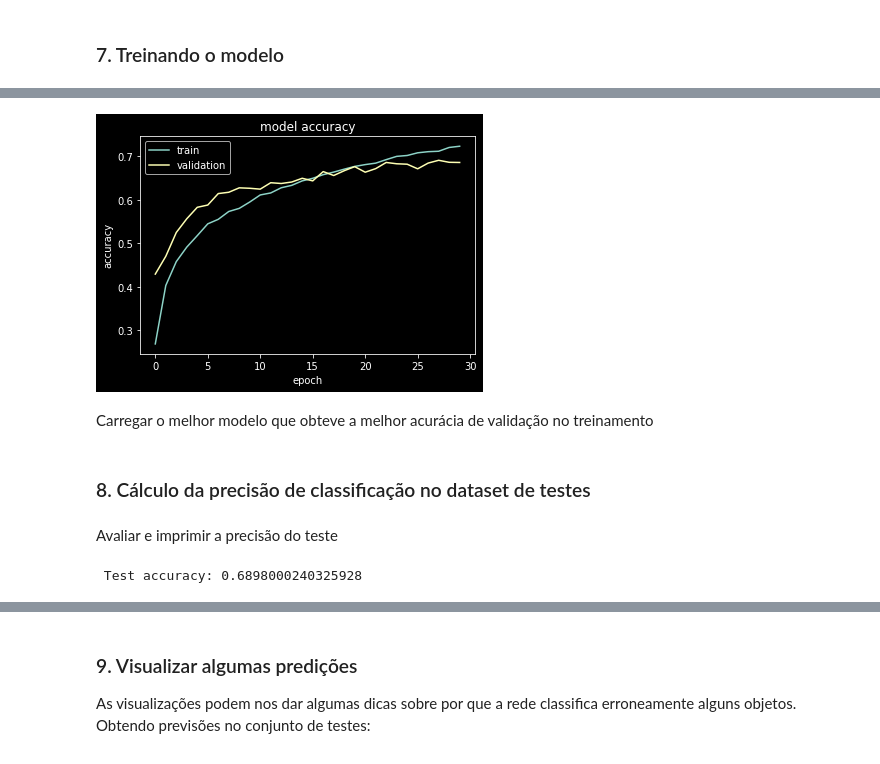
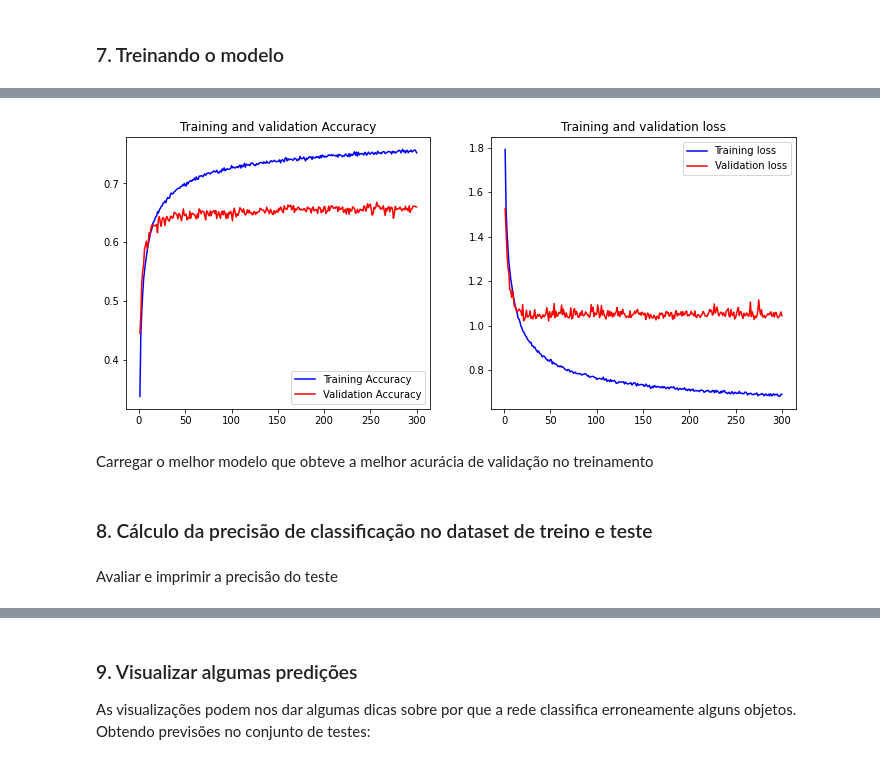
Before and after one commit to hgf777-br/trabalho-final-deep-learning, a Jupyter notebook: Ex6_hgf.ipynb, the cells around one changed output, grey strips where cells are left out. Cells and saved outputs as stored; diff of their text form; code cells hidden in the pictures.

```diff
--- a/Ex6_hgf.ipynb
+++ b/Ex6_hgf.ipynb
@@ -133,5 +143,5 @@ from keras.callbacks import ModelCheckpoint
 # %%
-checkpointer = ModelCheckpoint(filepath='./modelocifar_FIAP.hdf5', verbose=1,  save_best_only=True, monitor='val_accuracy') #
+checkpointer = ModelCheckpoint(filepath='./modelo_mlp_ex6.hdf5', verbose=1,  save_best_only=True, monitor='val_accuracy') #
 
-hist = model.fit(x_train, y_train, batch_size=100, epochs=30, validation_data=(x_valid, y_valid), callbacks=[checkpointer], verbose=1, shuffle=True)
+history = model.fit(x_train, y_train, batch_size=64, epochs=100, validation_data=(x_valid, y_valid), callbacks=[checkpointer], verbose=1)
 # %% [output]
@@ -155,14 +165,7 @@ Epoch 00030: val_accuracy did not improve from 0.69120
-# %%
-plt.figure(1)
-plt.plot(hist.history['accuracy'])
-plt.plot(hist.history['val_accuracy'])
-plt.title('model accuracy')
-plt.ylabel('accuracy')
-plt.xlabel('epoch')
-plt.legend(['train', 'validation'], loc='upper left')
-plt.show()
-# %% [output]
-[figure, removed]
+# %%
+plot_history(history)
+# %% [output]
+[figure, added]
 # %% [markdown]
 Carregar o melhor modelo que obteve a melhor acurácia de validação no treinamento
 # %%
@@ -170,9 +173,4 @@ model = load_model("./modelocifar_FIAP.hdf5")
 # %% [markdown]
-### 8. Cálculo da precisão de classificação no dataset de testes
+### 8. Cálculo da precisão de classificação no dataset de treino e teste
 # %% [markdown]
 Avaliar e imprimir a precisão do teste
-# %%
-score = model.evaluate(x_test, y_test, verbose=0)
-print('\n', 'Test accuracy:', score[1])
-# %% [output]
- Test accuracy: 0.6898000240325928
```
Also changed, not shown: parts of 15 cells of this notebook, 7 other files.
